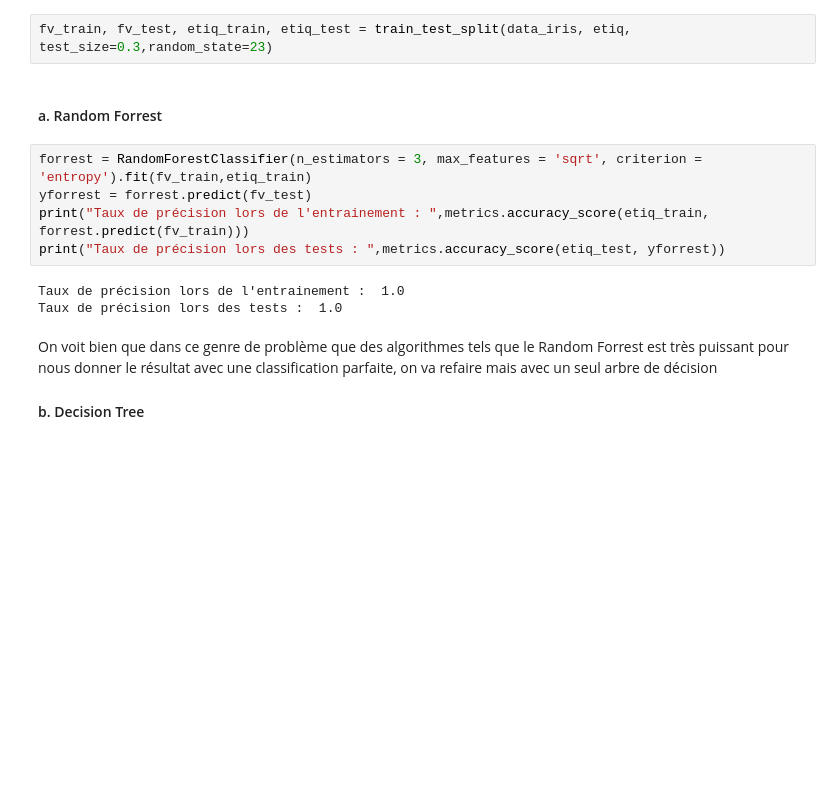
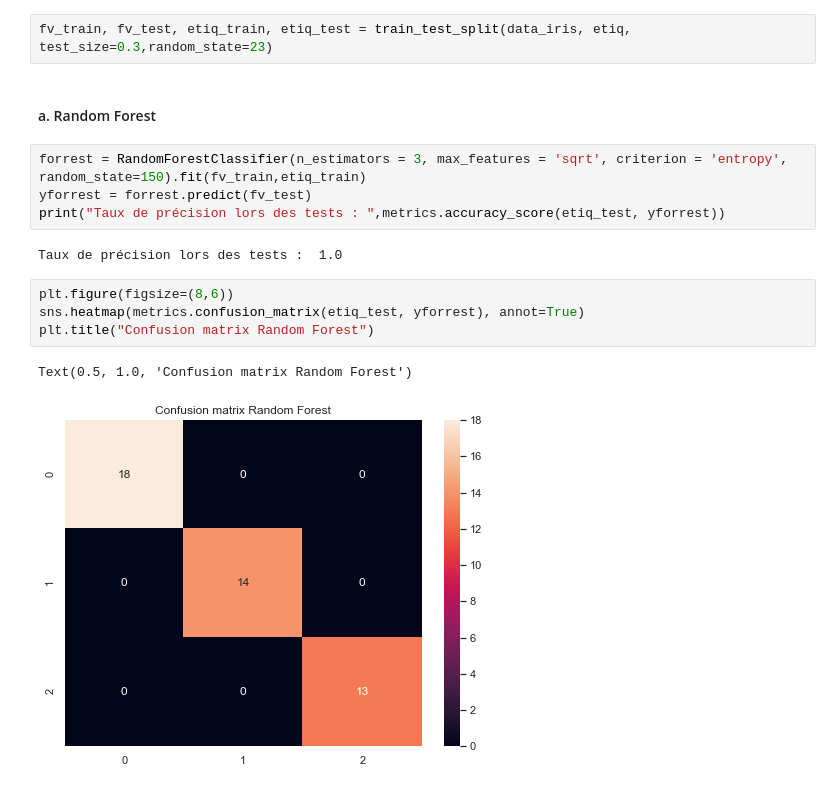
Before and after one commit to MohamedNennouche/Iris-Classification, a Jupyter notebook: iris-notebook.ipynb, the cells around one changed output. Saved outputs shown, nothing was run; the diff lists cells and outputs as text; blank space fills up the shorter version.

```diff
--- a/iris-notebook.ipynb
+++ b/iris-notebook.ipynb
@@ -117,15 +115,17 @@ data_iris.drop(['Species'],axis=1,inplace=True)
 # %%
 fv_train, fv_test, etiq_train, etiq_test = train_test_split(data_iris, etiq, test_size=0.3,random_state=23)
 # %% [markdown]
-#### a. Random Forrest
+#### a. Random Forest
 # %%
-forrest = RandomForestClassifier(n_estimators = 3, max_features = 'sqrt', criterion = 'entropy').fit(fv_train,etiq_train)
+forrest = RandomForestClassifier(n_estimators = 3, max_features = 'sqrt', criterion = 'entropy', random_state=150).fit(fv_train,etiq_train)
 yforrest = forrest.predict(fv_test)
-print("Taux de précision lors de l'entrainement : ",metrics.accuracy_score(etiq_train, forrest.predict(fv_train)))
 print("Taux de précision lors des tests : ",metrics.accuracy_score(etiq_test, yforrest))
 # %% [output]
-Taux de précision lors de l'entrainement :  1.0
 Taux de précision lors des tests :  1.0
-# %% [markdown]
-On voit bien que dans ce genre de problème que des algorithmes tels que le Random Forrest est très puissant pour nous donner le résultat avec une classification parfaite, on va refaire mais avec un seul arbre de décision
-#### b. Decision Tree
+# %%
+plt.figure(figsize=(8,6))
+sns.heatmap(metrics.confusion_matrix(etiq_test, yforrest), annot=True)
+plt.title("Confusion matrix Random Forest")
+# %% [output]
+Text(0.5, 1.0, 'Confusion matrix Random Forest')
+[figure, added]
```
Also changed, not shown: parts of 21 cells of this notebook, 1 other file.
